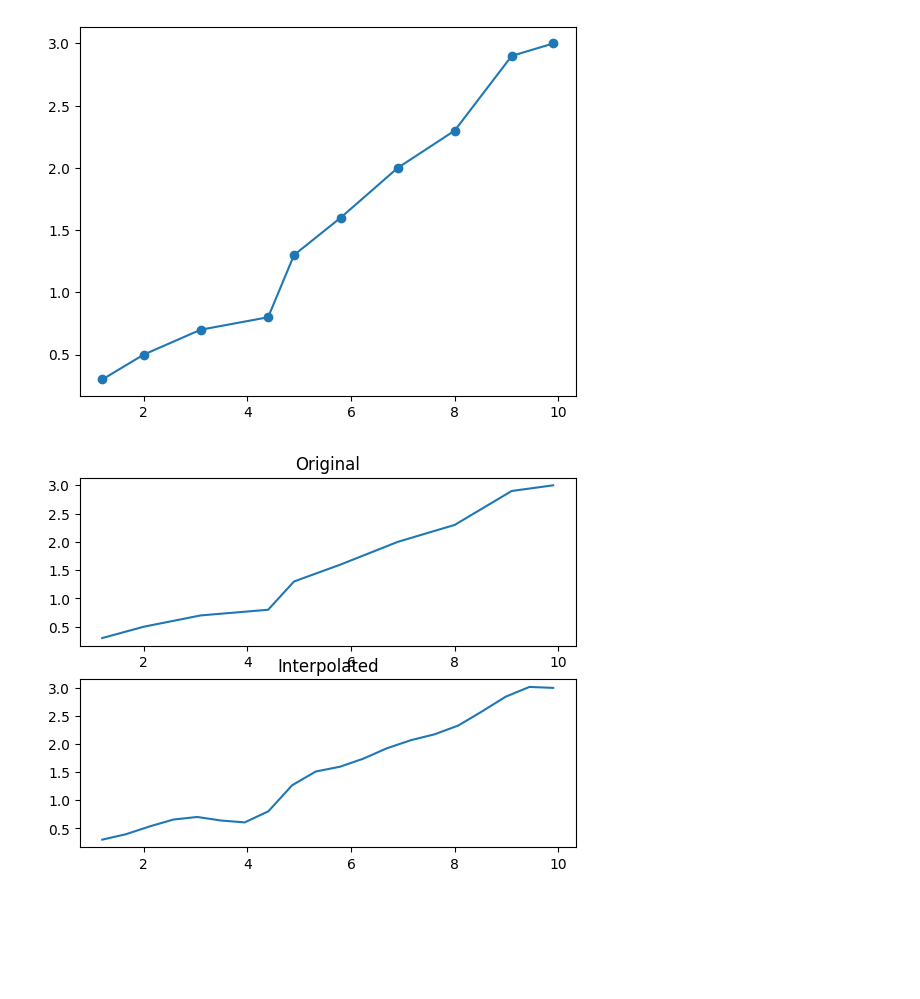
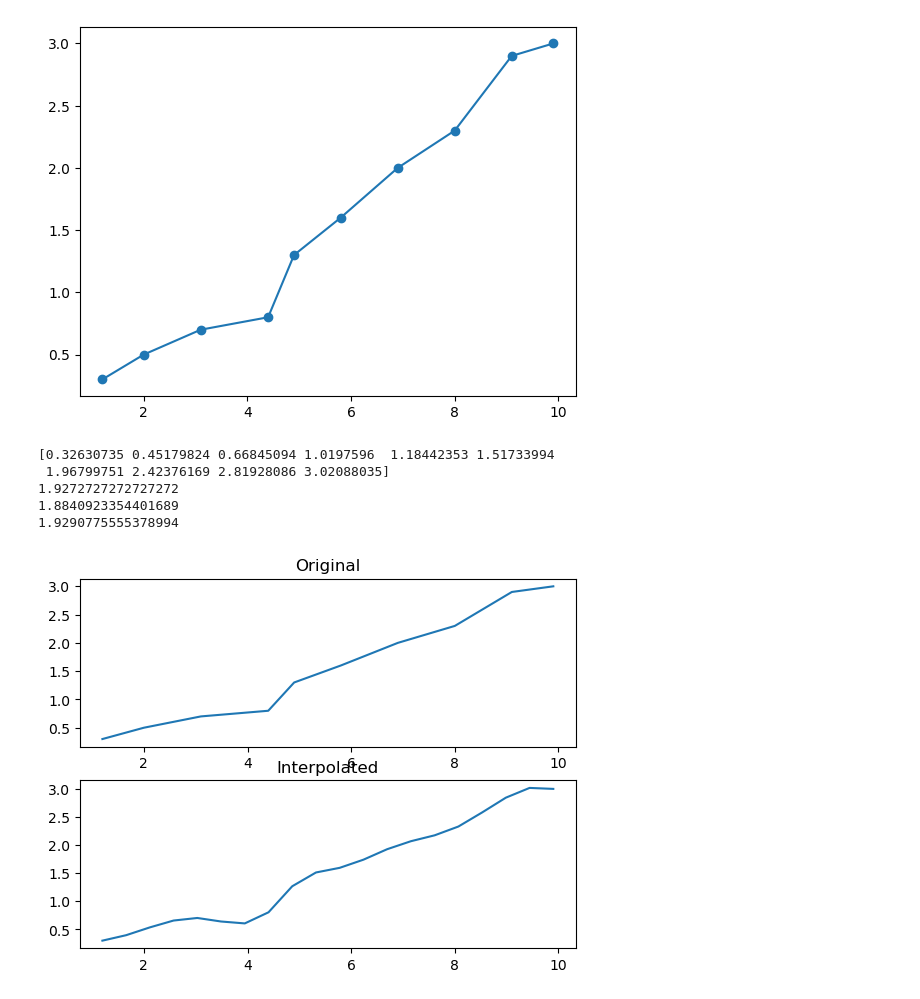
Before and after one commit to Preenis4/PROGNUM-repo, a Jupyter notebook: Task7/Untitled.ipynb, the cells around one changed output. Drawn from its saved outputs; the diff is of its cells as text; code cells hidden in the pictures; blank space fills up the shorter version.

```diff
--- a/Task7/Untitled.ipynb
+++ b/Task7/Untitled.ipynb
@@ -115,36 +115,53 @@ plt.plot(x, formula(x))
 # %%
 #7.6
 from scipy import interpolate as ip
 import numpy as np
 import matplotlib.pyplot as plt
 
 fig, ax = plt.subplots(2)
 
 x = np.array([1.2, 2.0, 3.1, 4.4, 4.9, 5.8, 6.9, 8.0, 9.1, 9.9])
 y = np.array([0.3, 0.5, 0.7, 0.8, 1.3, 1.6, 2.0, 2.3, 2.9, 3.0])
 f = ip.interp1d(x, y, kind='cubic')
 
 bigx = np.linspace(1.2, 9.9, 20)
 pll = f(bigx)
 
 ax[0].plot(x,y)
 ax[0].set_title('Original')
 ax[1].plot(bigx,pll)
 ax[1].set_title('Interpolated')
 
 class interpolation:
     def __init__(self,x,y):
         self.x = x
         self.y = y
 
-    def poll(self, rang, typ, degree=len(self.x)):
-        if self.typ == 'linear':
+    def poll(self, rang=x, typ='polynomial', degree=4, **kwargs):
+        if typ == 'linear':
             return np.interp(rang, self.x, self.y)
-        elif self.typ == 'polynomial':
-            pass
-        elif self.typ == 'spline':
-            pass
+        elif typ == 'polynomial':
+            z = np.polyfit(x, y, degree)
+            p = np.poly1d(z)
+            return p(rang)
+        elif typ == 'spline':
+            f = ip.interp1d(x, y, kind='cubic')
+            return f(rang)
         else:
             print('Wrong type')
+
+    def pick(self, x, stuff):
+        return self.poll(rang=x, typ=stuff)
+
+ii = interpolation(x, y)
+print(ii.poll())
+print(ii.pick(6.7, 'linear'))
+print(ii.pick(6.7, 'polynomial'))
+print(ii.pick(6.7, 'spline'))
 # %% [output]
+[0.32630735 0.45179824 0.66845094 1.0197596  1.18442353 1.51733994
+ 1.96799751 2.42376169 2.81928086 3.02088035]
+1.9272727272727272
+1.8840923354401689
+1.9290775555378994
-[figure, old version]
+[figure, new version]
```
Also changed, not shown: parts of 3 cells of this notebook, 1 other file.
